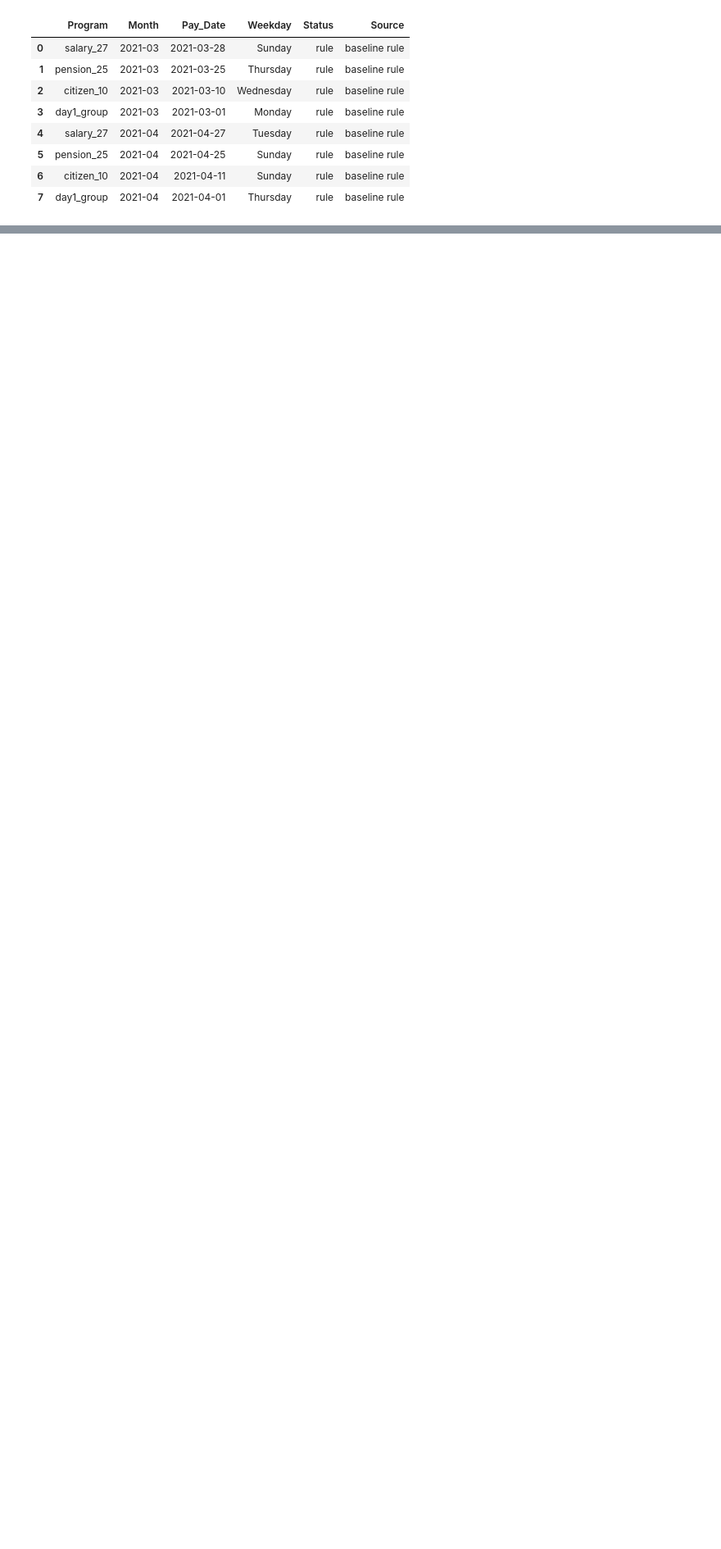
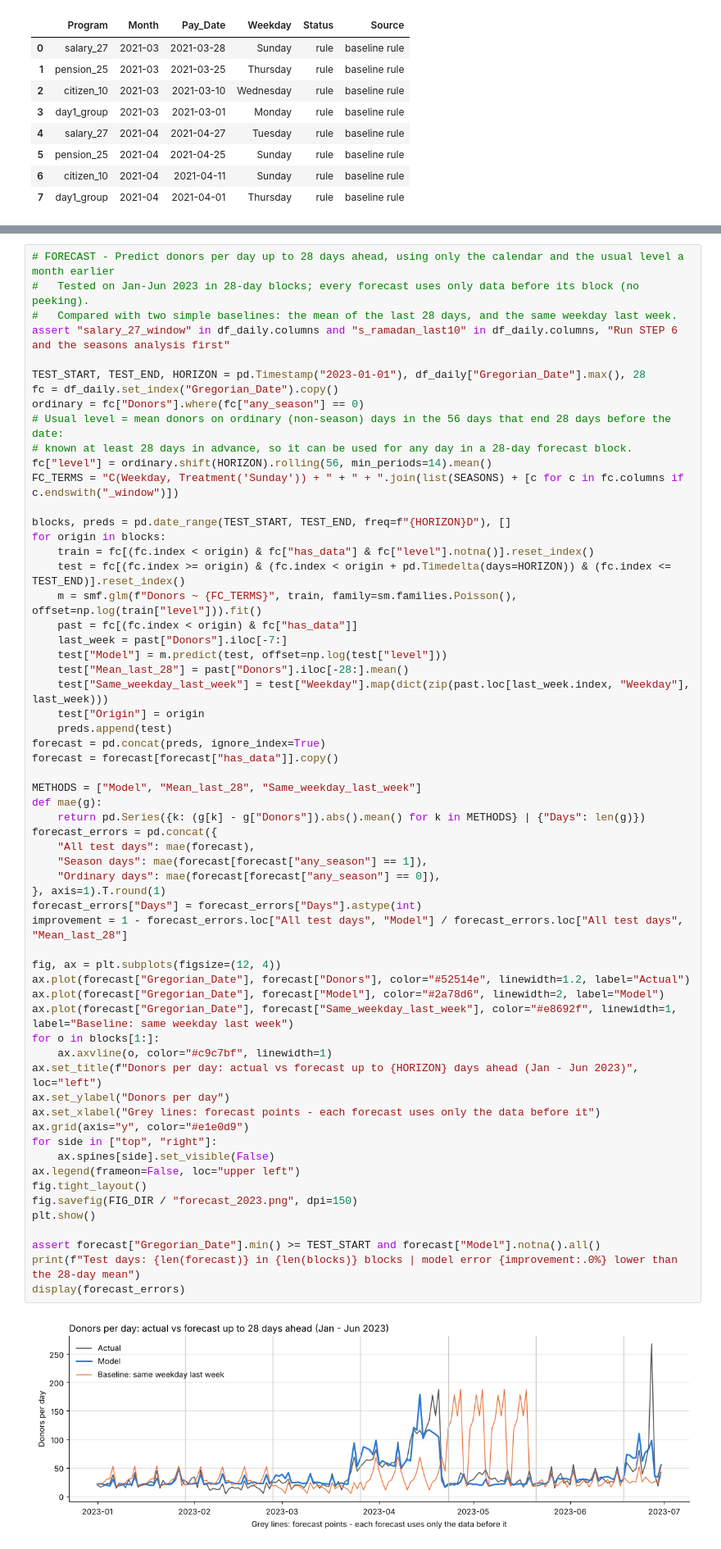
Before and after one commit to 11mayarrr/BayHack, a Jupyter notebook: analysis.ipynb, the cells around one changed output, grey strips where cells are left out. Shown at 82% size. Cells and saved outputs as stored; diff of their text form; blank space fills up the shorter version.

```diff
--- a/analysis.ipynb
+++ b/analysis.ipynb
@@ -455,0 +591,62 @@ Candidate periods (clear rise): 5 | no clear evidence: 11
+# %%
+# FORECAST - Predict donors per day up to 28 days ahead, using only the calendar and the usual level a month earlier
+#   Tested on Jan-Jun 2023 in 28-day blocks; every forecast uses only data before its block (no peeking).
+#   Compared with two simple baselines: the mean of the last 28 days, and the same weekday last week.
+assert "salary_27_window" in df_daily.columns and "s_ramadan_last10" in df_daily.columns, "Run STEP 6 and the seasons analysis first"
+
+TEST_START, TEST_END, HORIZON = pd.Timestamp("2023-01-01"), df_daily["Gregorian_Date"].max(), 28
+fc = df_daily.set_index("Gregorian_Date").copy()
+ordinary = fc["Donors"].where(fc["any_season"] == 0)
+# Usual level = mean donors on ordinary (non-season) days in the 56 days that end 28 days before the date:
+# known at least 28 days in advance, so it can be used for any day in a 28-day forecast block.
+fc["level"] = ordinary.shift(HORIZON).rolling(56, min_periods=14).mean()
+FC_TERMS = "C(Weekday, Treatment('Sunday')) + " + " + ".join(list(SEASONS) + [c for c in fc.columns if c.endswith("_window")])
+
+blocks, preds = pd.date_range(TEST_START, TEST_END, freq=f"{HORIZON}D"), []
+for origin in blocks:
+    train = fc[(fc.index < origin) & fc["has_data"] & fc["level"].notna()].reset_index()
+    test = fc[(fc.index >= origin) & (fc.index < origin + pd.Timedelta(days=HORIZON)) & (fc.index <= TEST_END)].reset_index()
+    m = smf.glm(f"Donors ~ {FC_TERMS}", train, family=sm.families.Poisson(), offset=np.log(train["level"])).fit()
+    past = fc[(fc.index < origin) & fc["has_data"]]
+    last_week = past["Donors"].iloc[-7:]
+    test["Model"] = m.predict(test, offset=np.log(test["level"]))
+    test["Mean_last_28"] = past["Donors"].iloc[-28:].mean()
+    test["Same_weekday_last_week"] = test["Weekday"].map(dict(zip(past.loc[last_week.index, "Weekday"], last_week)))
+    test["Origin"] = origin
+    preds.append(test)
+forecast = pd.concat(preds, ignore_index=True)
+forecast = forecast[forecast["has_data"]].copy()
+
+METHODS = ["Model", "Mean_last_28", "Same_weekday_last_week"]
+def mae(g):
+    return pd.Series({k: (g[k] - g["Donors"]).abs().mean() for k in METHODS} | {"Days": len(g)})
+forecast_errors = pd.concat({
+    "All test days": mae(forecast),
+    "Season days": mae(forecast[forecast["any_season"] == 1]),
+    "Ordinary days": mae(forecast[forecast["any_season"] == 0]),
+}, axis=1).T.round(1)
+forecast_errors["Days"] = forecast_errors["Days"].astype(int)
+improvement = 1 - forecast_errors.loc["All test days", "Model"] / forecast_errors.loc["All test days", "Mean_last_28"]
+
+fig, ax = plt.subplots(figsize=(12, 4))
+ax.plot(forecast["Gregorian_Date"], forecast["Donors"], color="#52514e", linewidth=1.2, label="Actual")
+ax.plot(forecast["Gregorian_Date"], forecast["Model"], color="#2a78d6", linewidth=2, label="Model")
+ax.plot(forecast["Gregorian_Date"], forecast["Same_weekday_last_week"], color="#e8692f", linewidth=1, label="Baseline: same weekday last week")
+for o in blocks[1:]:
+    ax.axvline(o, color="#c9c7bf", linewidth=1)
+ax.set_title(f"Donors per day: actual vs forecast up to {HORIZON} days ahead (Jan - Jun 2023)", loc="left")
+ax.set_ylabel("Donors per day")
+ax.set_xlabel("Grey lines: forecast points - each forecast uses only the data before it")
+ax.grid(axis="y", color="#e1e0d9")
+for side in ["top", "right"]:
+    ax.spines[side].set_visible(False)
+ax.legend(frameon=False, loc="upper left")
+fig.tight_layout()
+fig.savefig(FIG_DIR / "forecast_2023.png", dpi=150)
+plt.show()
+
+assert forecast["Gregorian_Date"].min() >= TEST_START and forecast["Model"].notna().all()
+print(f"Test days: {len(forecast)} in {len(blocks)} blocks | model error {improvement:.0%} lower than the 28-day mean")
+display(forecast_errors)
+# %% [output]
+[figure, added]
```
Also changed, not shown: parts of 24 cells of this notebook, 20 other files.
